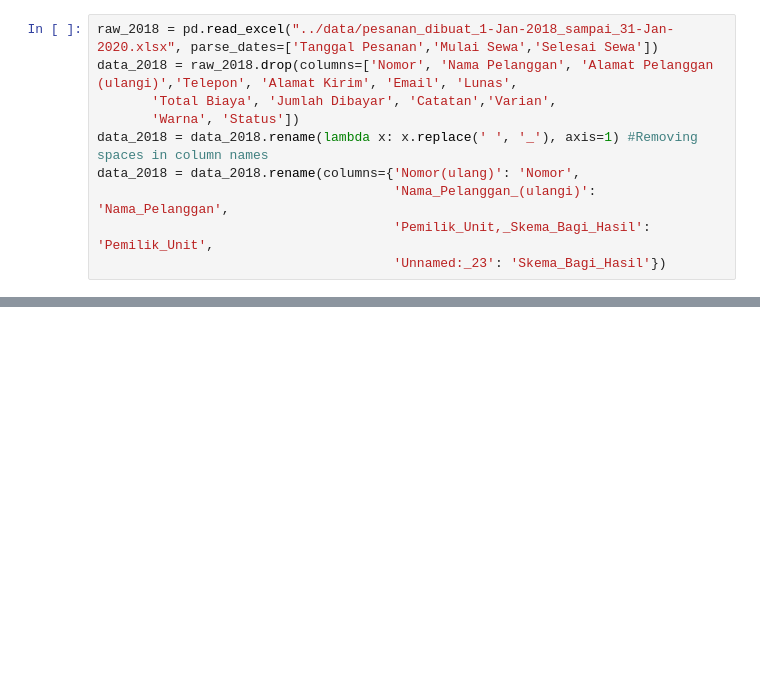
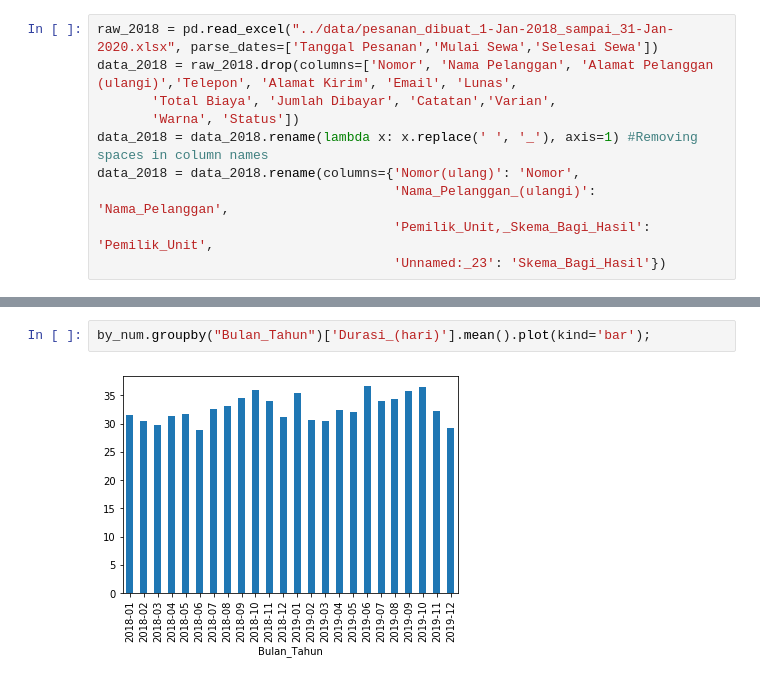
Before and after one commit to akharina/babyloania, a Jupyter notebook: 1. EDA.ipynb, the cells around one changed output, grey strips where cells are left out. Cells and saved outputs as stored; diff of their text form; blank space fills up the shorter version.

```diff
--- a/1. EDA.ipynb
+++ b/1. EDA.ipynb
@@ -100,0 +1417,4 @@ Name: Kode_Unit, Length: 2133, dtype: int64
+# %%
+by_num.groupby("Bulan_Tahun")['Durasi_(hari)'].mean().plot(kind='bar');
+# %% [output]
+[figure, added]
```
Also changed, not shown: parts of 56 cells of this notebook.
